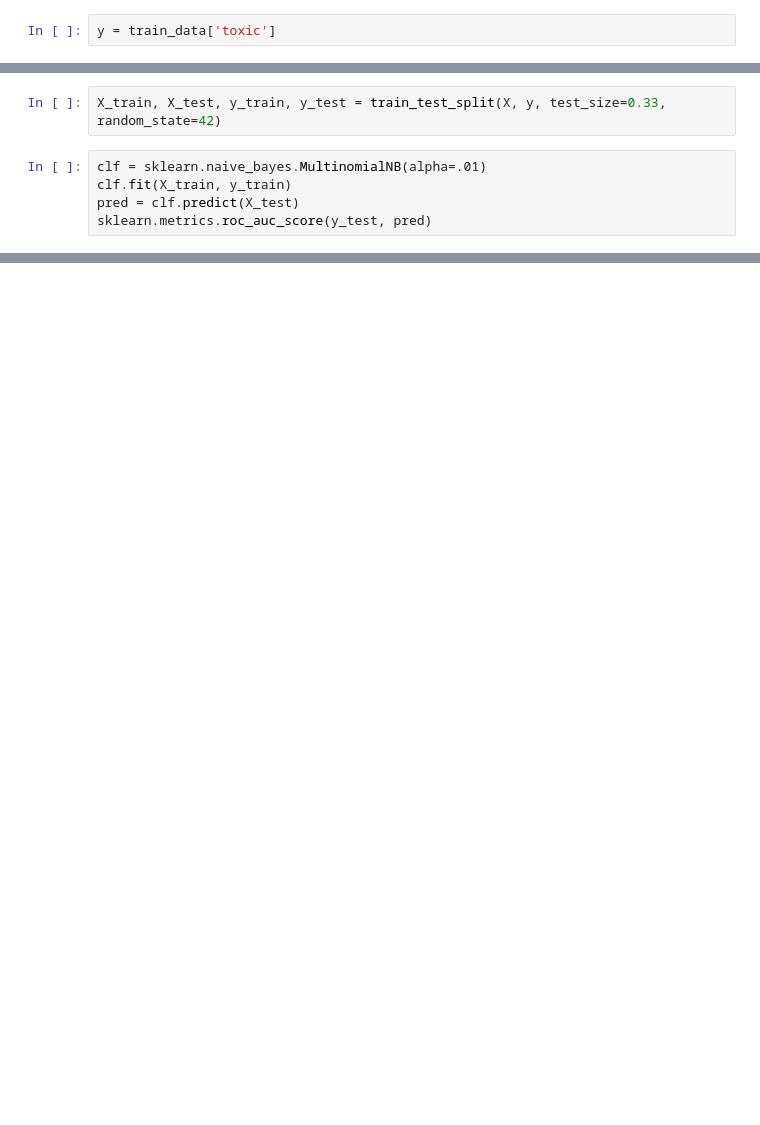
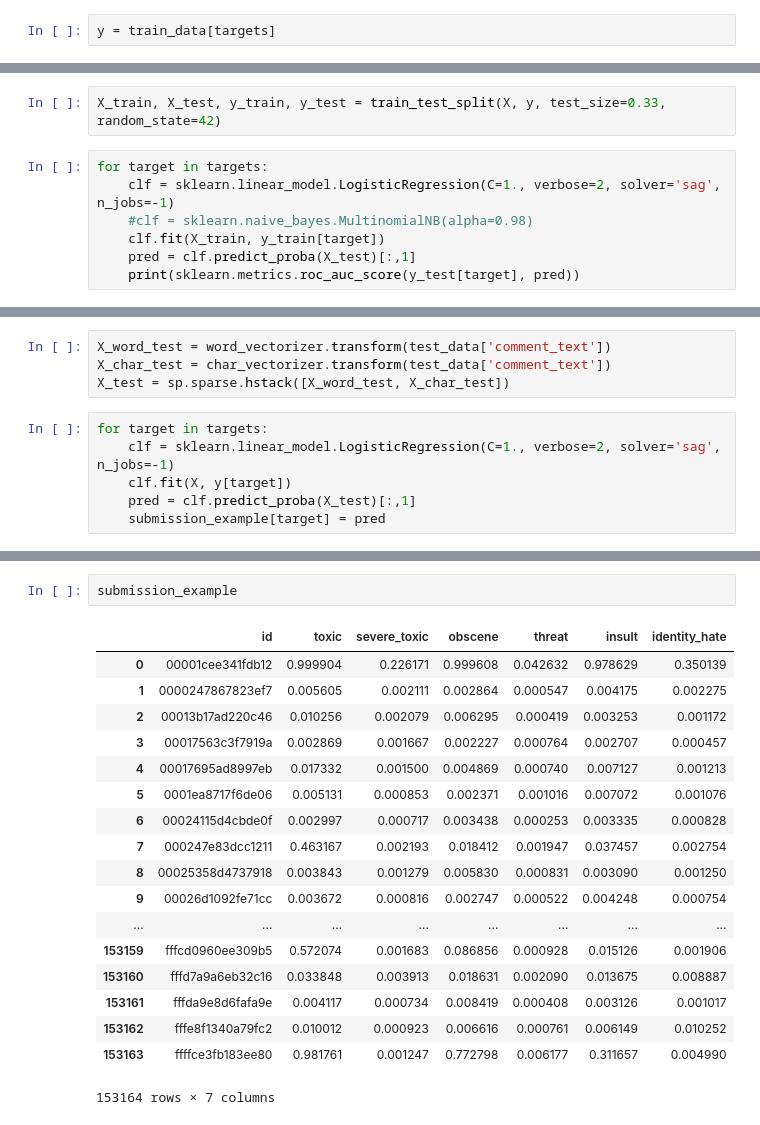
Before and after one commit to MichaelSolotky/ToxicCommentsKaggle, a Jupyter notebook: main.ipynb, the cells around one changed output, grey strips where cells are left out. Saved outputs shown, nothing was run; the diff lists cells and outputs as text; blank space fills up the shorter version.

```diff
--- a/main.ipynb
+++ b/main.ipynb
@@ -45,2 +71,2 @@ X = vectorizer.fit_transform(train_data['comment_text'])
 # %%
-y = train_data['toxic']
+y = train_data[targets]
@@ -47,8 +75,10 @@ y = train_data['toxic']
 # %%
 X_train, X_test, y_train, y_test = train_test_split(X, y, test_size=0.33, random_state=42)
 # %%
-clf = sklearn.naive_bayes.MultinomialNB(alpha=.01)
-clf.fit(X_train, y_train)
-pred = clf.predict(X_test)
-sklearn.metrics.roc_auc_score(y_test, pred)
+for target in targets:
+    clf = sklearn.linear_model.LogisticRegression(C=1., verbose=2, solver='sag', n_jobs=-1)
+    #clf = sklearn.naive_bayes.MultinomialNB(alpha=0.98)
+    clf.fit(X_train, y_train[target])
+    pred = clf.predict_proba(X_test)[:,1]
+    print(sklearn.metrics.roc_auc_score(y_test[target], pred))
 # %% [output]
@@ -64,0 +111,10 @@ cross_val_score(estimator, X, y, scoring=score, cv=None, n_jobs=-1)
+# %%
+X_word_test = word_vectorizer.transform(test_data['comment_text'])
+X_char_test = char_vectorizer.transform(test_data['comment_text'])
+X_test = sp.sparse.hstack([X_word_test, X_char_test])
+# %%
+for target in targets:
+    clf = sklearn.linear_model.LogisticRegression(C=1., verbose=2, solver='sag', n_jobs=-1)
+    clf.fit(X, y[target])
+    pred = clf.predict_proba(X_test)[:,1]
+    submission_example[target] = pred
@@ -64,0 +134,21 @@ cross_val_score(estimator, X, y, scoring=score, cv=None, n_jobs=-1)
+# %%
+submission_example
+# %% [output]
+|  | id | toxic | severe_toxic | obscene | threat | insult | identity_hate |
+| 0 | 00001cee341fdb12 | 0.999904 | 0.226171 | 0.999608 | 0.042632 | 0.978629 | 0.350139 |
+| 1 | 0000247867823ef7 | 0.005605 | 0.002111 | 0.002864 | 0.000547 | 0.004175 | 0.002275 |
+| 2 | 00013b17ad220c46 | 0.010256 | 0.002079 | 0.006295 | 0.000419 | 0.003253 | 0.001172 |
+| 3 | 00017563c3f7919a | 0.002869 | 0.001667 | 0.002227 | 0.000764 | 0.002707 | 0.000457 |
+| 4 | 00017695ad8997eb | 0.017332 | 0.001500 | 0.004869 | 0.000740 | 0.007127 | 0.001213 |
+| 5 | 0001ea8717f6de06 | 0.005131 | 0.000853 | 0.002371 | 0.001016 | 0.007072 | 0.001076 |
+| 6 | 00024115d4cbde0f | 0.002997 | 0.000717 | 0.003438 | 0.000253 | 0.003335 | 0.000828 |
+| 7 | 000247e83dcc1211 | 0.463167 | 0.002193 | 0.018412 | 0.001947 | 0.037457 | 0.002754 |
+| 8 | 00025358d4737918 | 0.003843 | 0.001279 | 0.005830 | 0.000831 | 0.003090 | 0.001250 |
+| 9 | 00026d1092fe71cc | 0.003672 | 0.000816 | 0.002747 | 0.000522 | 0.004248 | 0.000754 |
+| ... | ... | ... | ... | ... | ... | ... | ... |
+| 153159 | fffcd0960ee309b5 | 0.572074 | 0.001683 | 0.086856 | 0.000928 | 0.015126 | 0.001906 |
+| 153160 | fffd7a9a6eb32c16 | 0.033848 | 0.003913 | 0.018631 | 0.002090 | 0.013675 | 0.008887 |
+| 153161 | fffda9e8d6fafa9e | 0.004117 | 0.000734 | 0.008419 | 0.000408 | 0.003126 | 0.001017 |
+| 153162 | fffe8f1340a79fc2 | 0.010012 | 0.000923 | 0.006616 | 0.000761 | 0.006149 | 0.010252 |
+| 153163 | ffffce3fb183ee80 | 0.981761 | 0.001247 | 0.772798 | 0.006177 | 0.311657 | 0.004990 |
+153164 rows × 7 columns
```
Also changed, not shown: parts of 19 cells of this notebook, 1 other file.
